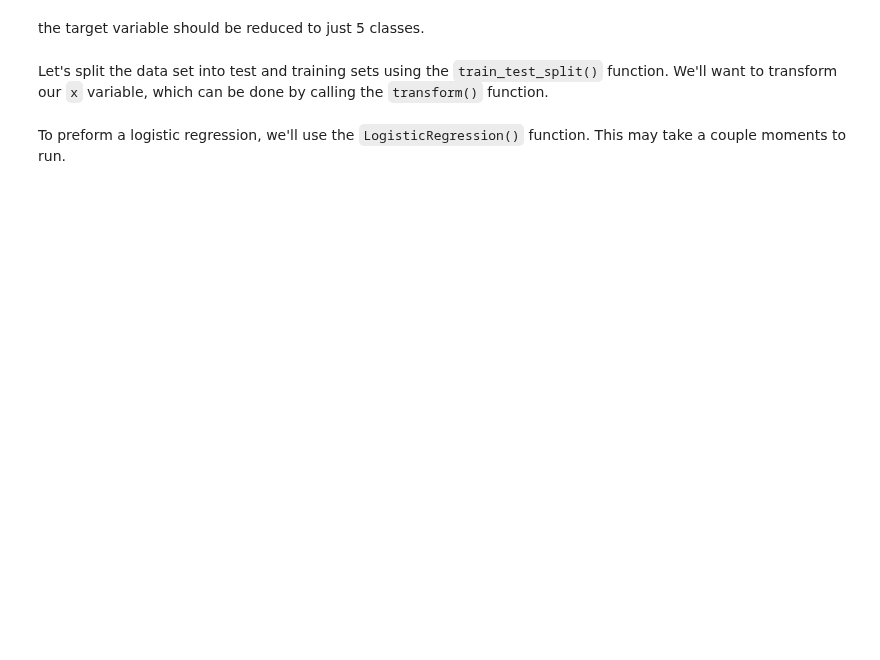
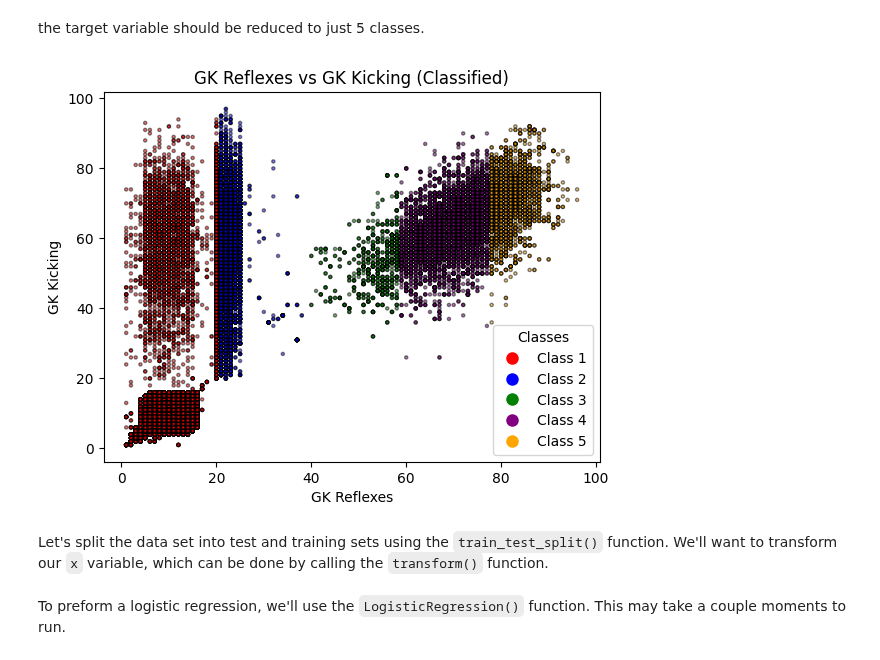
Before and after one commit to omanar1/usable_ai, a Jupyter notebook: Homework/HW7_assignment_m07_classification.ipynb, the cells around one changed output. Cells and saved outputs as stored; diff of their text form; code cells hidden in the pictures; blank space fills up the shorter version.

```diff
--- a/Homework/HW7_assignment_m07_classification.ipynb
+++ b/Homework/HW7_assignment_m07_classification.ipynb
@@ -170,3 +190,23 @@ x_classes =  pd.cut(player_attr_df['gk_reflexes'], bins=5, labels=['Class 1', 'C
+# %%
+# Define colors for each class
+colors = {'Class 1': 'red', 'Class 2': 'blue', 'Class 3': 'green', 'Class 4': 'purple', 'Class 5': 'orange'}
+class_colors = [colors[c] for c in classes]
+
+# Plot the data with colors based on classes
+plt.scatter(x, y, c=class_colors, alpha=0.5,edgecolors="black", s=5)
+
+plt.xlabel("GK Reflexes")
+plt.ylabel("GK Kicking")
+plt.title("GK Reflexes vs GK Kicking (Classified)")
+
+# Add legend
+from matplotlib.lines import Line2D
+legend_elements = [Line2D([0], [0], marker='o', color='w', label=cls, markersize=10, markerfacecolor=col) for cls, col in colors.items()]
+plt.legend(handles=legend_elements, title="Classes")
+
+plt.show()
+# %% [output]
+[figure, added]
 # %% [markdown]
 Let's split the data set into test and training sets using the `train_test_split()` function. We'll want to transform our `x` variable, which can be done by calling the `transform()` function.
 # %%
```
Also changed, not shown: parts of 9 cells of this notebook.
